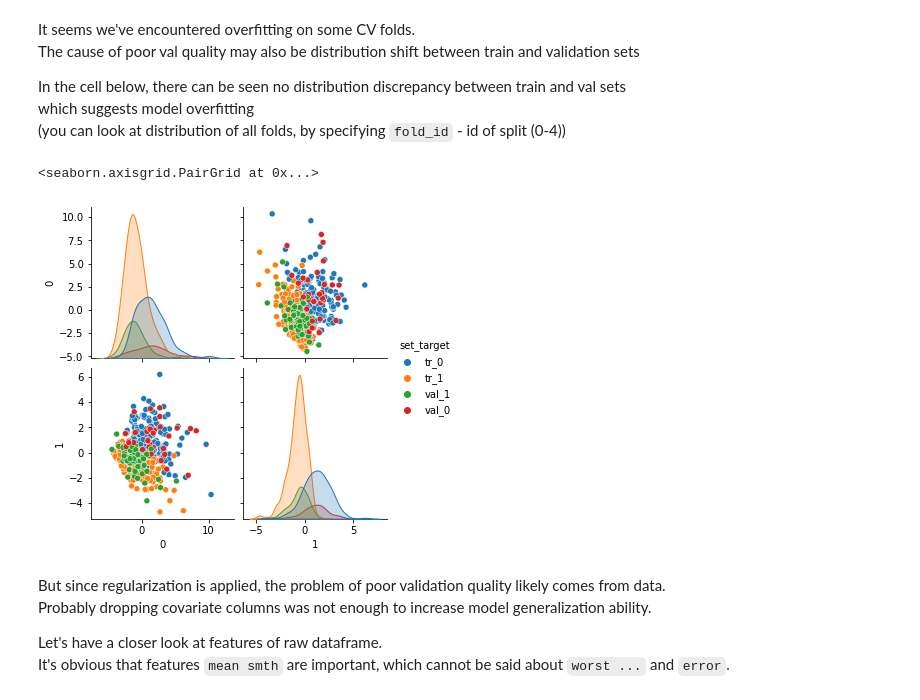
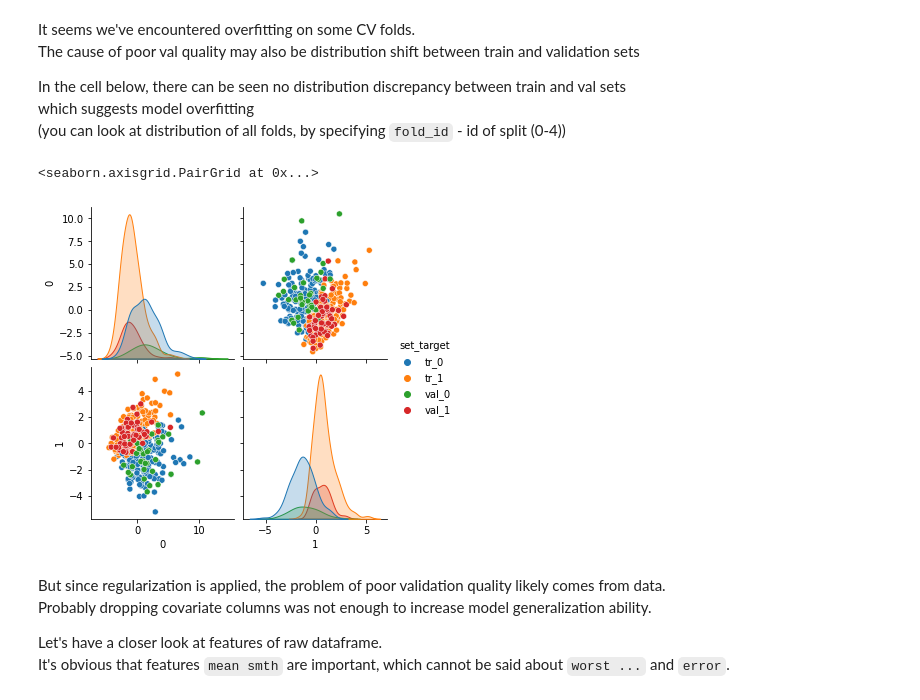
Before and after one commit to arseniybelkov/ml_vorontsov, a Jupyter notebook: task11/task11.ipynb, the cells around one changed output. Drawn from its saved outputs; the diff is of its cells as text; code cells hidden in the pictures.

```diff
--- a/task11/task11.ipynb
+++ b/task11/task11.ipynb
@@ -377,29 +381,29 @@ In the cell below, there can be seen no distribution discrepancy between train a
 which suggests model overfitting
 (you can look at distribution of all folds, by specifying `fold_id` - id of split (0-4))
 # %%
-fold_id = 4
+fold_id = 2
 
 # it does not really matter whether we look at normalized features or their orig values,
 # because normalization of val set is done using train set statistics
 x_tr, y_tr = data_pipeline.transform_train(fold_id)
 x_val, y_val = data_pipeline.transform_val(fold_id)
 
 from sklearn.decomposition import PCA
 pca = PCA(2)
 
 pca_tr = pca.fit_transform(x_tr)
 pca_val = pca.transform(x_val)
 
 ds = pd.DataFrame(np.concatenate([pca_tr, pca_val], axis=0))
 ds_tgt = pd.concat([y_tr, y_val], axis=0)
 
 ds['set_target'] = [f'tr_{ds_tgt.loc[i]}' if i in data_pipeline.split[fold_id][0] else f'val_{ds_tgt.loc[i]}' for i in ds_tgt.index]
 
 
 sns.pairplot(data=ds, hue='set_target')
 # %% [output]
 <seaborn.axisgrid.PairGrid at 0x...>
-[figure, old version]
+[figure, new version]
 # %% [markdown]
 But since regularization is applied, the problem of poor validation quality likely comes from data.
 Probably dropping covariate columns was not enough to increase model generalization ability.
```
Also changed, not shown: parts of 28 cells of this notebook.
